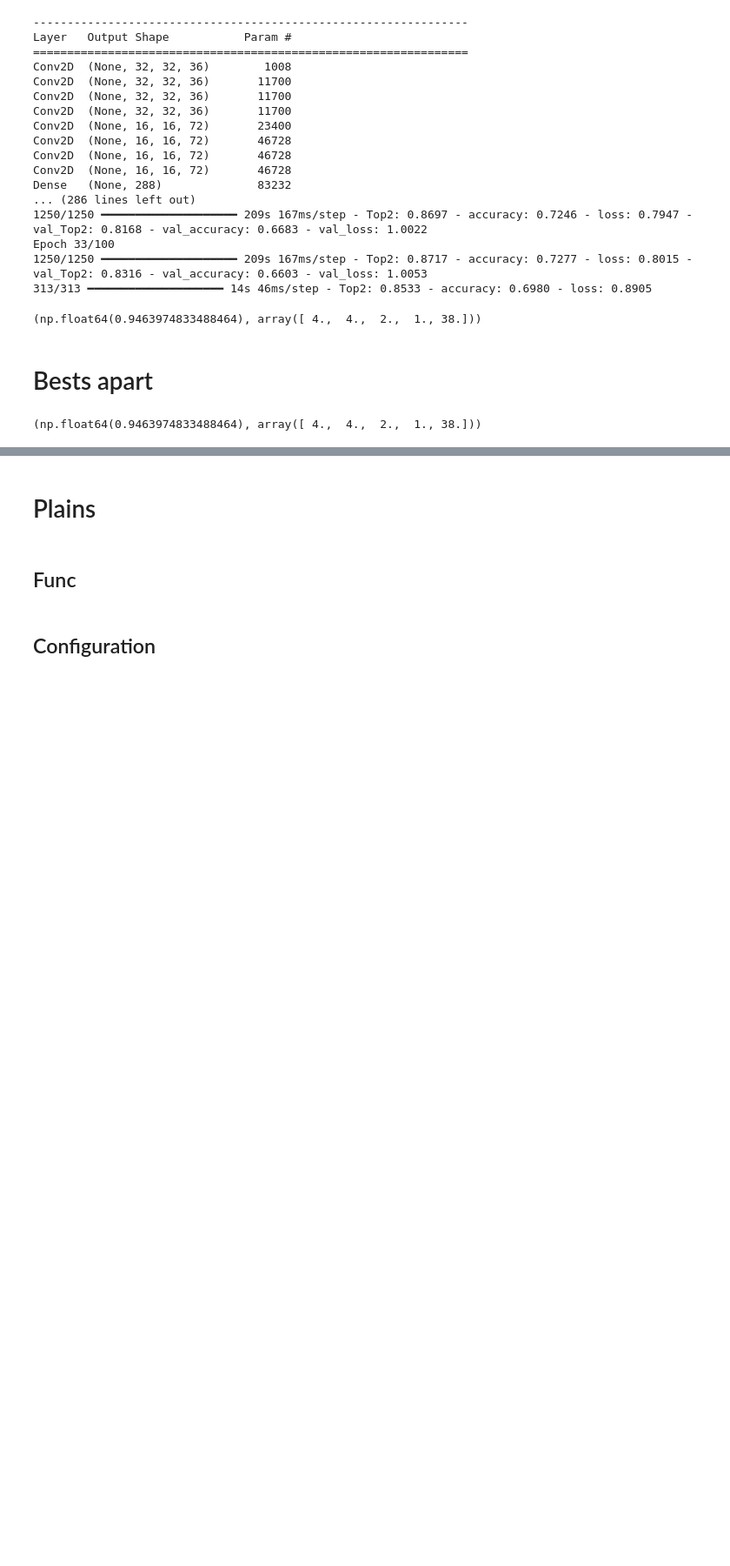
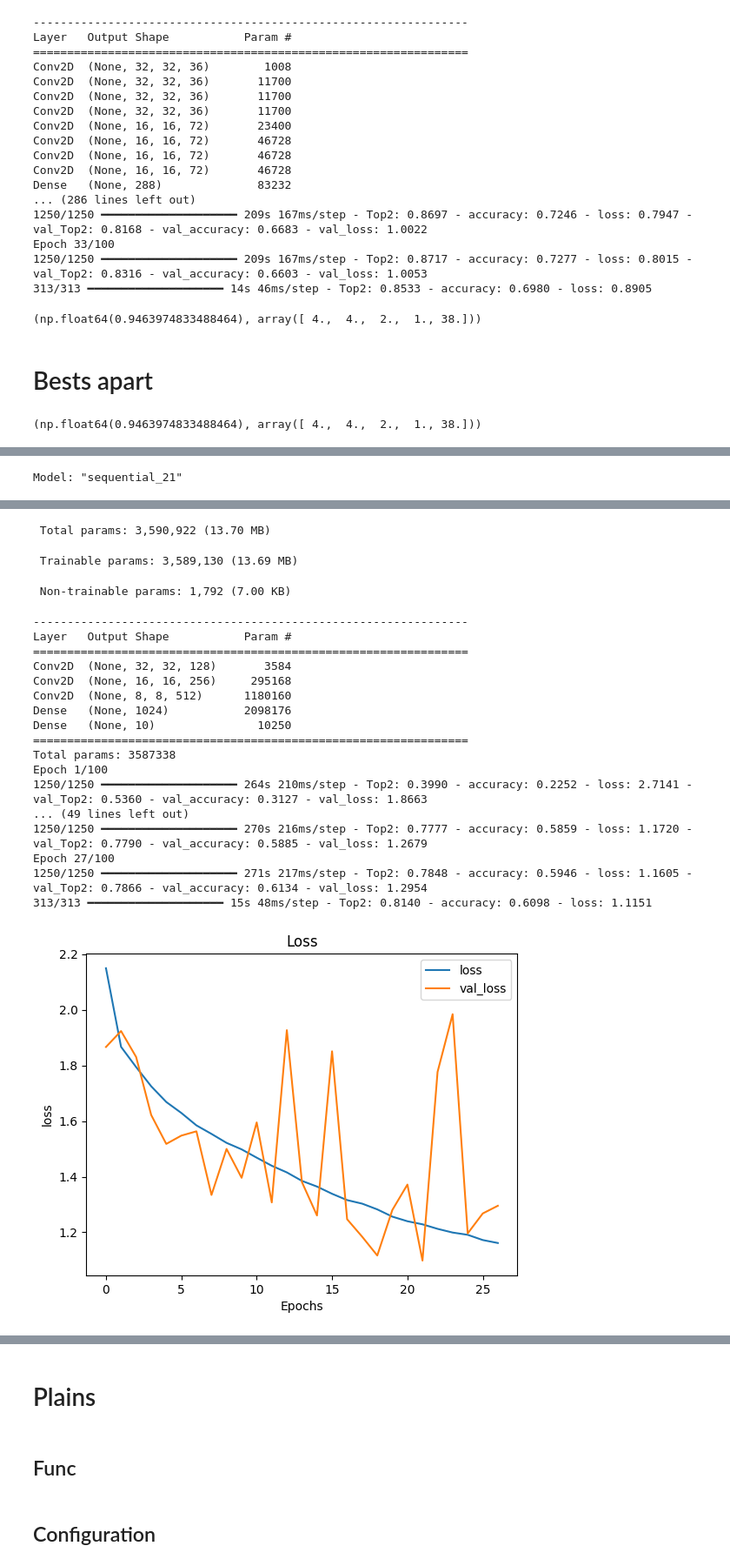
Before and after one commit to KlymentievMaksym/IntelOb, a Jupyter notebook: Lab5/Lab5.ipynb, the cells around one changed output, grey strips where cells are left out. Shown at 87% size. Cells and saved outputs as stored; diff of their text form; code cells hidden in the pictures; blank space fills up the shorter version.

```diff
--- a/Lab5/Lab5.ipynb
+++ b/Lab5/Lab5.ipynb
@@ -282,0 +285,59 @@ best_f, best_d
+# %%
+def display_history(history, names, title):
+    plt.figure()
+    plt.title(title)
+    plt.plot(history.history[names[0]], label=names[0])
+    plt.plot(history.history[names[1]], label=names[1])
+    plt.xlabel("Epochs")
+    plt.ylabel(names[0])
+    plt.legend()
+    plt.show()
+# %%
+amount_of_layer_1 = 1
+amount_of_layer_2 = 1
+amount_of_layer_3 = 1
+amount_of_one_dence = 1
+amount_of_one_filters = 128
+
+model_layers = [
+    layers.Input(shape=(32, 32, 3)),
+    data_augmentation
+]
+
+for _ in range(amount_of_layer_1):
+    model_layers.append(layers.Conv2D(int(amount_of_one_filters), (3, 3), activation='relu', padding='same'))
+    model_layers.append(layers.BatchNormalization())
+model_layers.append(layers.MaxPooling2D(2, 2))
+
+for _ in range(amount_of_layer_2):
+    model_layers.append(layers.Conv2D(int(amount_of_one_filters * 2), (3, 3), activation='relu', padding='same'))
+    model_layers.append(layers.BatchNormalization())
+model_layers.append(layers.MaxPooling2D(2, 2))
+model_layers.append(layers.Dropout(0.3))
+
+for _ in range(amount_of_layer_3):
+    model_layers.append(layers.Conv2D(int(amount_of_one_filters * 4), (3, 3), activation='relu', padding='same'))
+    model_layers.append(layers.BatchNormalization())
+model_layers.append(layers.MaxPooling2D(4, 4))
+model_layers.append(layers.Dropout(0.4))
+
+model_layers.append(layers.Flatten())
+for _ in range(amount_of_one_dence):
+    model_layers.append(layers.Dense(int(amount_of_one_filters * 8), activation='relu'))
+model_layers.append(layers.Dropout(0.5))
+model_layers.append(layers.Dense(10, activation='softmax'))
+
+model = tf.keras.models.Sequential(model_layers)
+model.summary()
+# print(model.count_params())
+summary_conv_and_last_dense(model)
+model.compile(optimizer=tf.keras.optimizers.Adam(learning_rate=0.001),
+            loss=tf.keras.losses.CategoricalCrossentropy(),
+            metrics=['accuracy', tf.keras.metrics.TopKCategoricalAccuracy(k=2, name="Top2")])
+history = model.fit(train, batch_size=batch_size, epochs=100, validation_data=(val), callbacks=callbacks)
+index = np.argmax(history.history['val_loss'])
+evaluation = model.evaluate(test)
+display_history(history, ['loss', 'val_loss'], "Loss")
+display_history(history, ['accuracy', 'val_accuracy'], "Accuracy")
+# %% [output]
+Model: "sequential_21"
@@ -282,0 +361,21 @@ best_f, best_d
+ Total params: 3,590,922 (13.70 MB)
+ Trainable params: 3,589,130 (13.69 MB)
+ Non-trainable params: 1,792 (7.00 KB)
+----------------------------------------------------------------
+Layer   Output Shape           Param #
+================================================================
+Conv2D  (None, 32, 32, 128)       3584
+Conv2D  (None, 16, 16, 256)     295168
+Conv2D  (None, 8, 8, 512)      1180160
+Dense   (None, 1024)           2098176
+Dense   (None, 10)               10250
+================================================================
+Total params: 3587338
+Epoch 1/100
+1250/1250 ━━━━━━━━━━━━━━━━━━━━ 264s 210ms/step - Top2: 0.3990 - accuracy: 0.2252 - loss: 2.7141 - val_Top2: 0.5360 - val_accuracy: 0.3127 - val_loss: 1.8663
+... (49 lines left out)
+1250/1250 ━━━━━━━━━━━━━━━━━━━━ 270s 216ms/step - Top2: 0.7777 - accuracy: 0.5859 - loss: 1.1720 - val_Top2: 0.7790 - val_accuracy: 0.5885 - val_loss: 1.2679
+Epoch 27/100
+1250/1250 ━━━━━━━━━━━━━━━━━━━━ 271s 217ms/step - Top2: 0.7848 - accuracy: 0.5946 - loss: 1.1605 - val_Top2: 0.7866 - val_accuracy: 0.6134 - val_loss: 1.2954
+313/313 ━━━━━━━━━━━━━━━━━━━━ 15s 48ms/step - Top2: 0.8140 - accuracy: 0.6098 - loss: 1.1151
+[figure, added]
```
Also changed, not shown: parts of 9 cells of this notebook.
